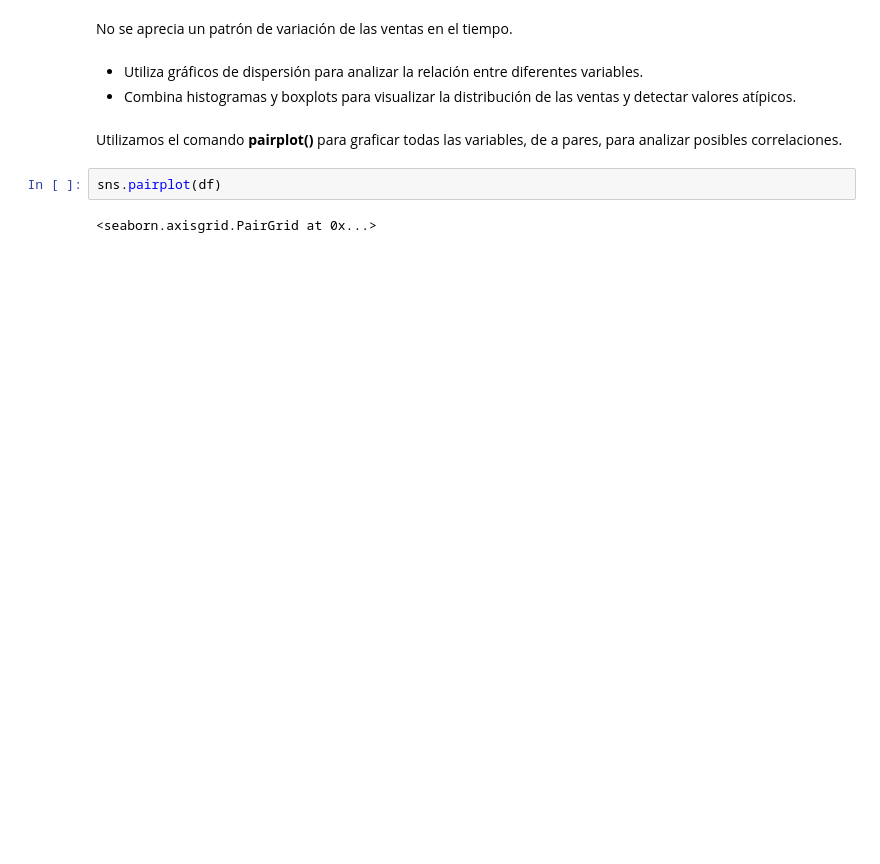
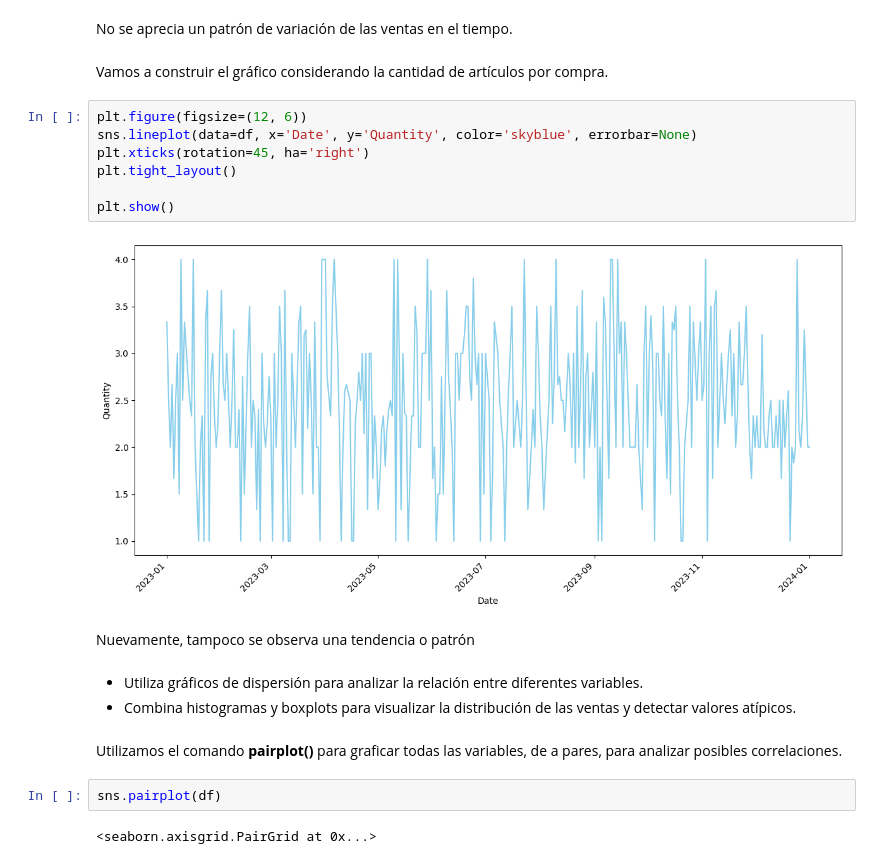
Before and after one commit to pedrorupin/retail-sales-analysis, a Jupyter notebook: Proyecto_Parte_IV.ipynb, the cells around one changed output. Saved outputs shown, nothing was run; the diff lists cells and outputs as text; blank space fills up the shorter version.

```diff
--- a/Proyecto_Parte_IV.ipynb
+++ b/Proyecto_Parte_IV.ipynb
@@ -130,5 +130,18 @@ plt.show()
 # %% [markdown]
 No se aprecia un patrón de variación de las ventas en el tiempo.
+# %% [markdown]
+Vamos a construir el gráfico considerando la cantidad de artículos por compra.
+# %%
+plt.figure(figsize=(12, 6))
+sns.lineplot(data=df, x='Date', y='Quantity', color='skyblue', errorbar=None)
+plt.xticks(rotation=45, ha='right')
+plt.tight_layout()
+
+plt.show()
+# %% [output]
+[figure, added]
+# %% [markdown]
+Nuevamente, tampoco se observa una tendencia o patrón
 # %% [markdown]
 + Utiliza gráficos de dispersión para analizar la relación entre diferentes variables.
 + Combina histogramas y boxplots para visualizar la distribución de las ventas y detectar valores atípicos.
```
Also changed, not shown: parts of 16 cells of this notebook.
